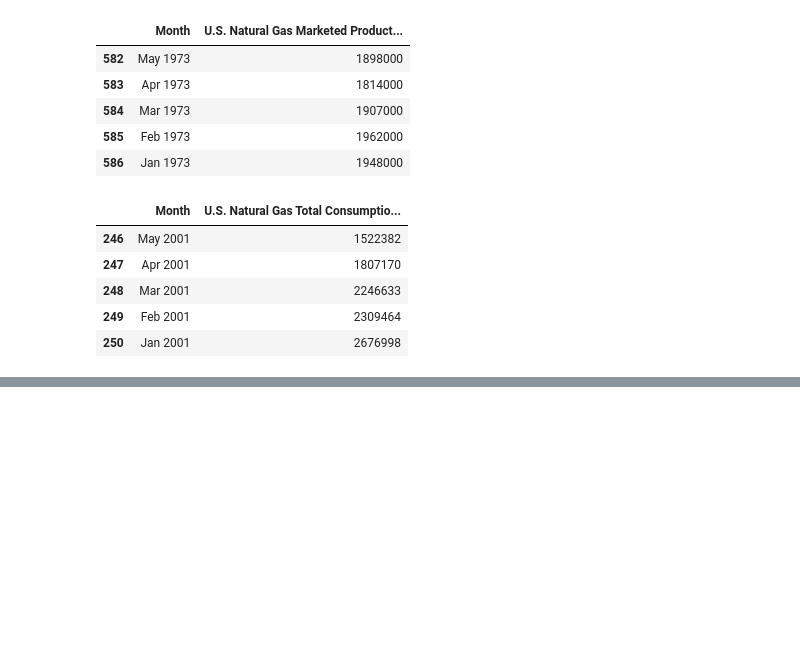
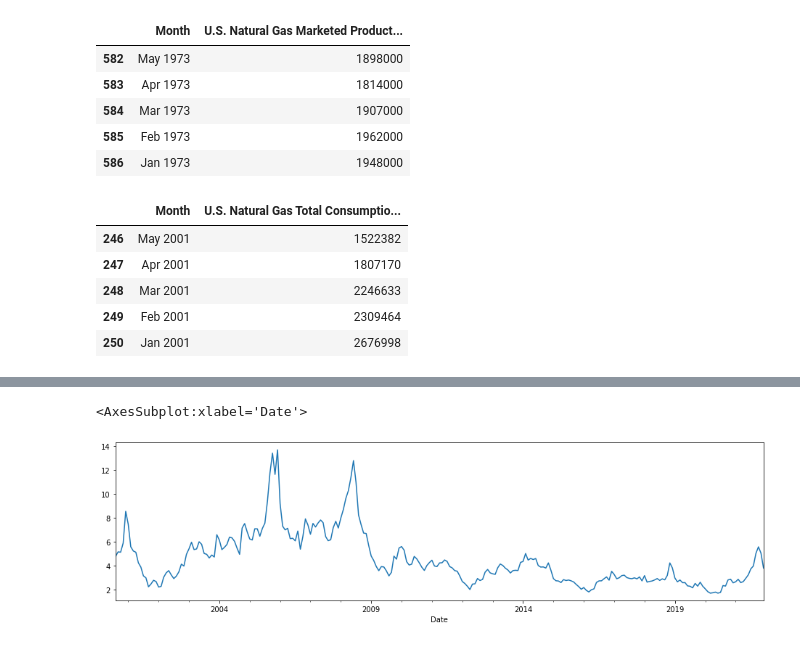
Before and after one commit to jagadeesh-tolnut/NaturalGas-DSNotebooks, a Jupyter notebook: EDA/Untitled.ipynb, the cells around one changed output, grey strips where cells are left out. Saved outputs shown, nothing was run; the diff lists cells and outputs as text; code cells hidden in the pictures; blank space fills up the shorter version.

```diff
--- a/EDA/Untitled.ipynb
+++ b/EDA/Untitled.ipynb
@@ -69,0 +164,2 @@ ng_consumption.tail()
+# %%
+ng_price = pdr.get_data_yahoo('NG=F',start=datetime(2000, 1, 1),end=datetime(2022,1,1))
@@ -69,0 +200,3 @@ ng_consumption.tail()
+# %%
+resample_ng = ng_price.resample(rule="MS").median()
+resample_ng.to_csv("MonthlyNaturalGasPrice.csv")
@@ -69,0 +219,5 @@ ng_consumption.tail()
+# %%
+resample_ng["Close"].plot(figsize=(16,4))
+# %% [output]
+<AxesSubplot:xlabel='Date'>
+[figure, added]
```
Also changed, not shown: parts of 25 cells of this notebook, 3 other files.
